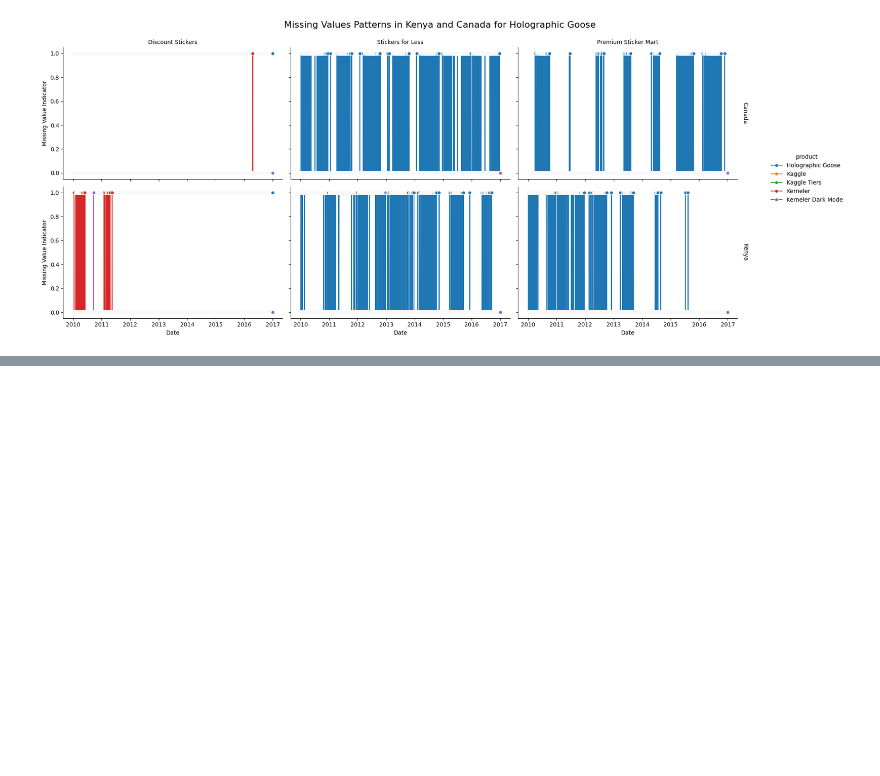
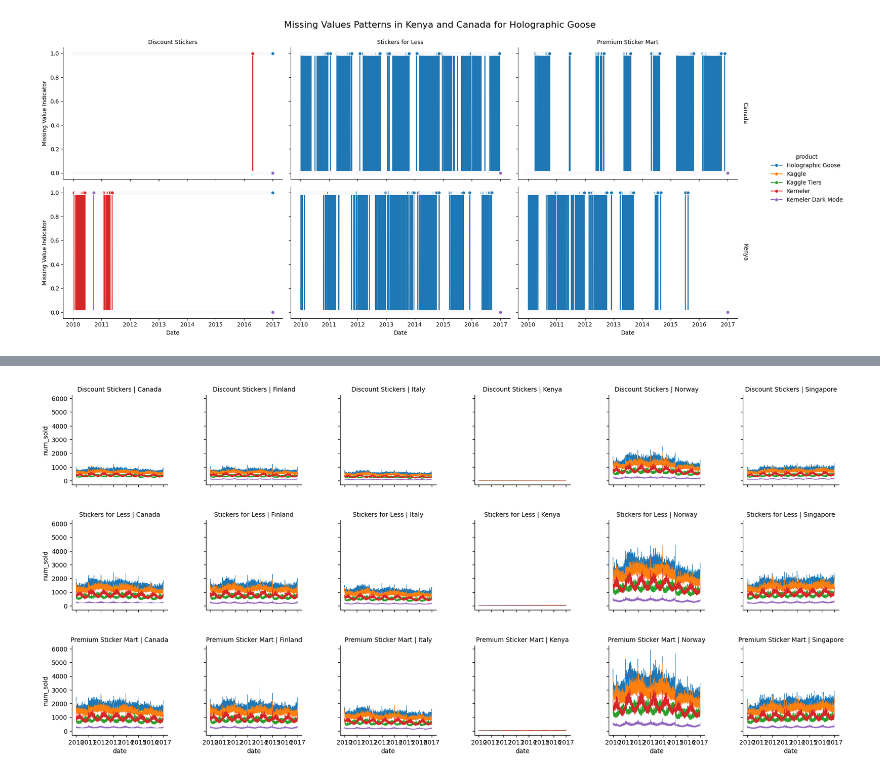
Before and after one commit to rjvillen/Forecasting-Kaggle-Sticker-Sales, a Jupyter notebook: 1-Dataset Exploration.ipynb, the cells around one changed output, grey strips where cells are left out. Saved outputs shown, nothing was run; the diff lists cells and outputs as text; code cells hidden in the pictures; blank space fills up the shorter version.

```diff
--- a/1-Dataset Exploration.ipynb
+++ b/1-Dataset Exploration.ipynb
@@ -164,0 +206,7 @@ time series notion, sales might be correlated with previous sales and temporal f
+# %%
+g = sns.FacetGrid(df, col="country", row="store", hue="product")
+g.map(sns.lineplot, "date", "num_sold", linewidth=0.5)
+g.set_titles(col_template="{col_name}", row_template="{row_name}", size=10)
+plt.subplots_adjust(top=0.9, hspace=0.4, wspace=0.4)
+# %% [output]
+[figure, added]
```
Also changed, not shown: parts of 24 cells of this notebook.
